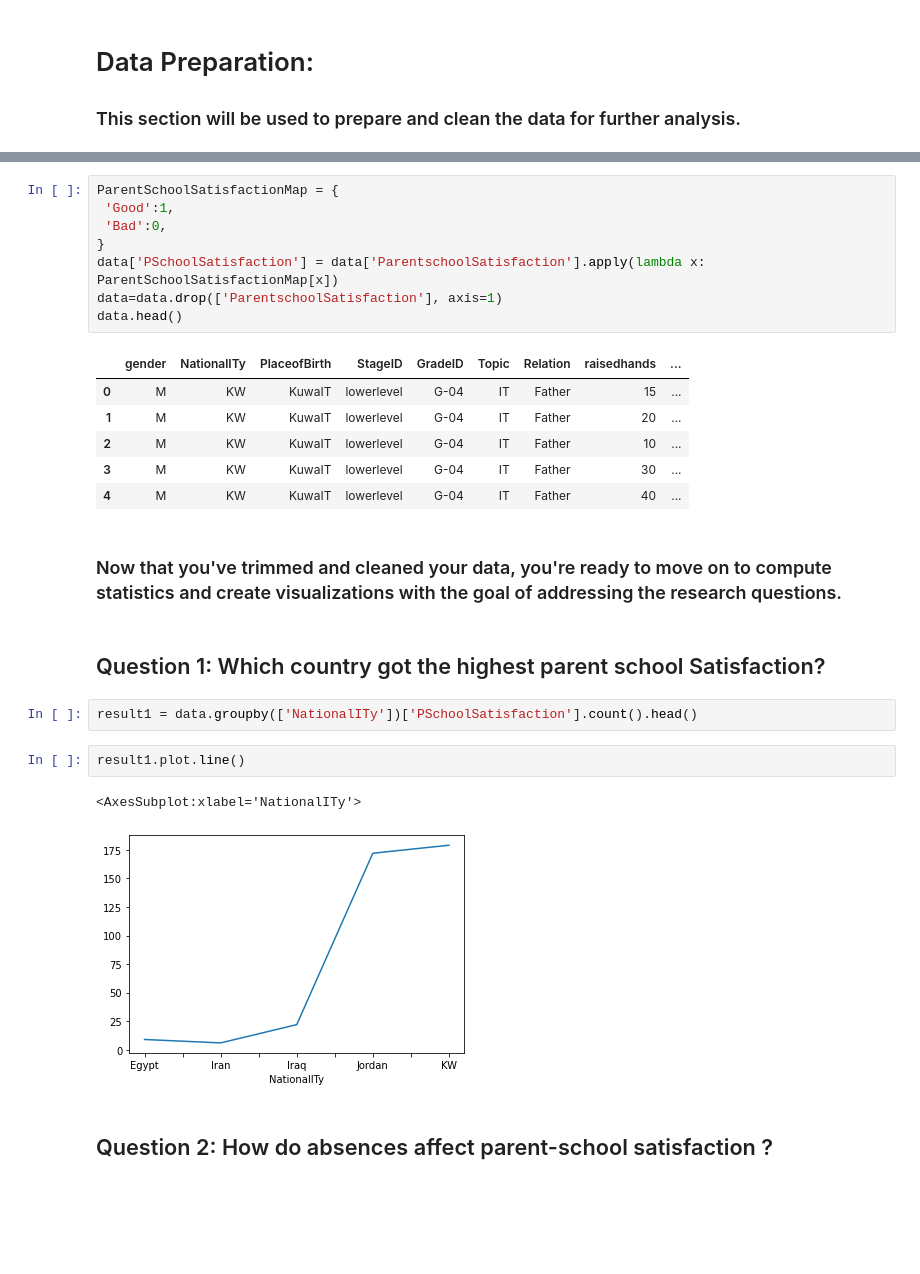
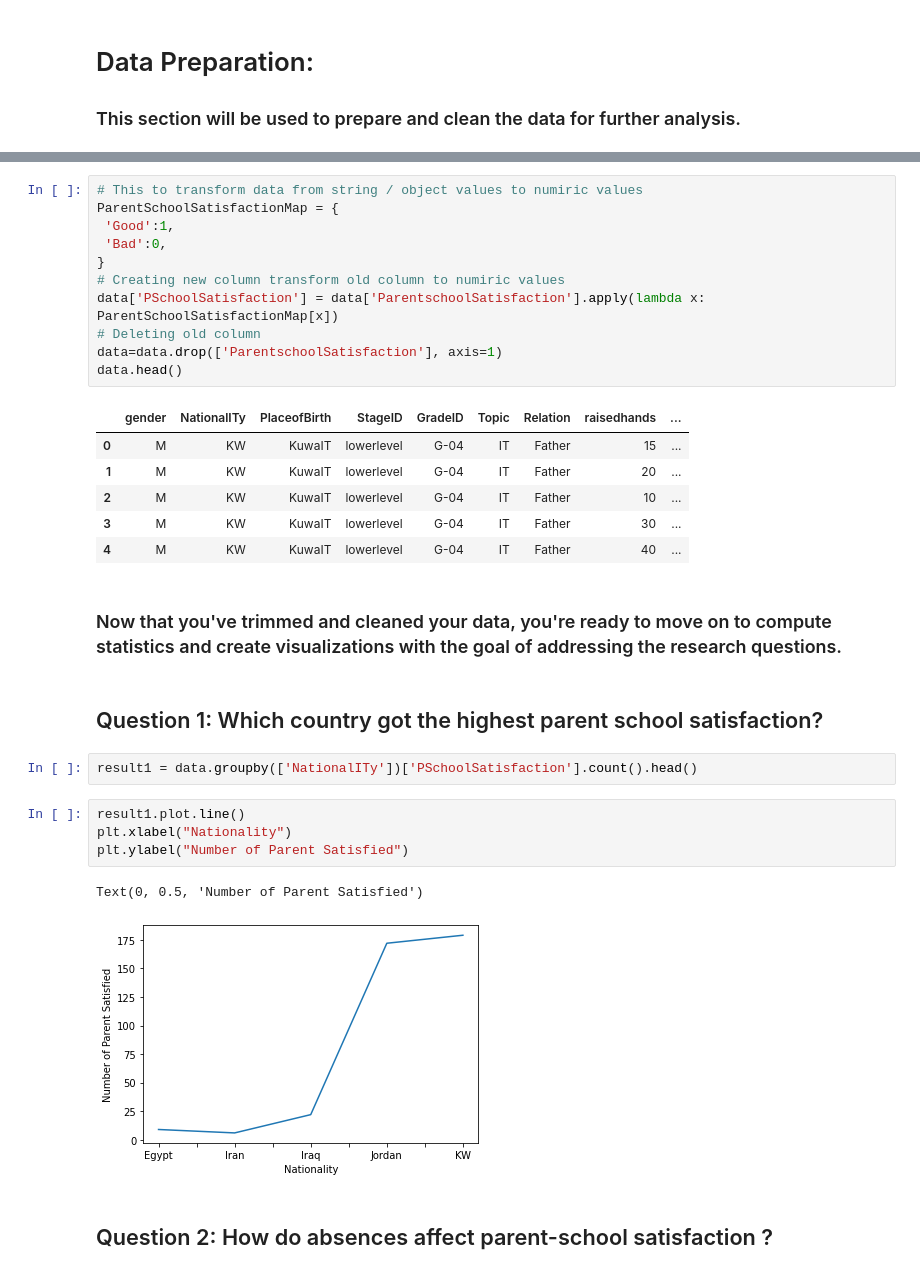
Before and after one commit to SLO-j/Udacity-Data-Science-Projects, a Jupyter notebook: Project 1/Education Proformance Analysis.ipynb, the cells around one changed output, grey strips where cells are left out. Cells and saved outputs as stored; diff of their text form; blank space fills up the shorter version.

```diff
--- a/Project 1/Education Proformance Analysis.ipynb
+++ b/Project 1/Education Proformance Analysis.ipynb
@@ -107,10 +113,13 @@ data['newSemester'] = data['Semester'].apply(lambda x: SemesterMap[x])
 data=data.drop(['Semester'], axis=1)
 # %%
+# This to transform data from string / object values to numiric values
 ParentSchoolSatisfactionMap = {
  'Good':1,
  'Bad':0,
 }
+# Creating new column transform old column to numiric values
 data['PSchoolSatisfaction'] = data['ParentschoolSatisfaction'].apply(lambda x: ParentSchoolSatisfactionMap[x])
+# Deleting old column
 data=data.drop(['ParentschoolSatisfaction'], axis=1)
 data.head()
 # %% [output]
@@ -123,14 +132,16 @@ data.head()
 # %% [markdown]
 ### Now that you've trimmed and cleaned your data, you're ready to move on to compute statistics and create visualizations with the goal of addressing the research questions.
 # %% [markdown]
-## Question 1: Which country got the highest parent school Satisfaction?
+## Question 1: Which country got the highest parent school satisfaction?
 # %%
 result1 = data.groupby(['NationalITy'])['PSchoolSatisfaction'].count().head()
-# %%
-result1.plot.line()
-# %% [output]
-<AxesSubplot:xlabel='NationalITy'>
-[figure, removed]
+# %%
+result1.plot.line()
+plt.xlabel("Nationality")
+plt.ylabel("Number of Parent Satisfied")
+# %% [output]
+Text(0, 0.5, 'Number of Parent Satisfied')
+[figure, added]
 # %% [markdown]
 ## Question 2: How do absences affect parent-school satisfaction ?
 # %%
```
Also changed, not shown: parts of 5 cells of this notebook.
